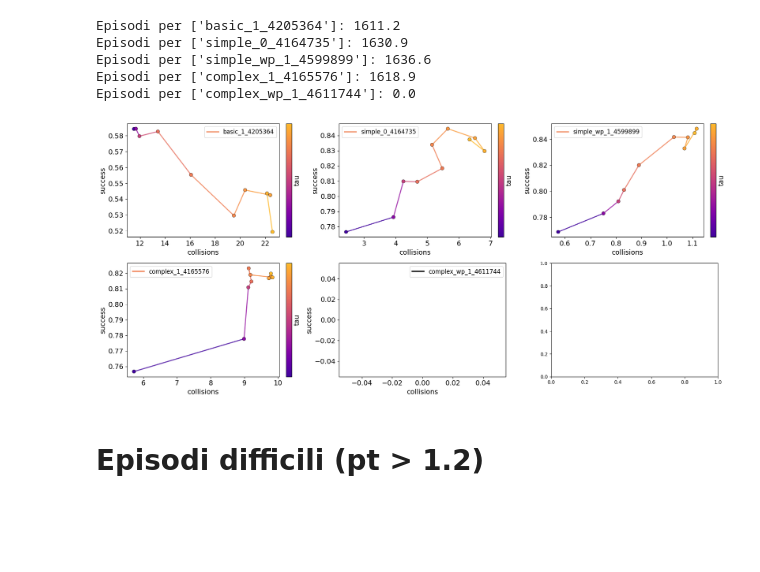
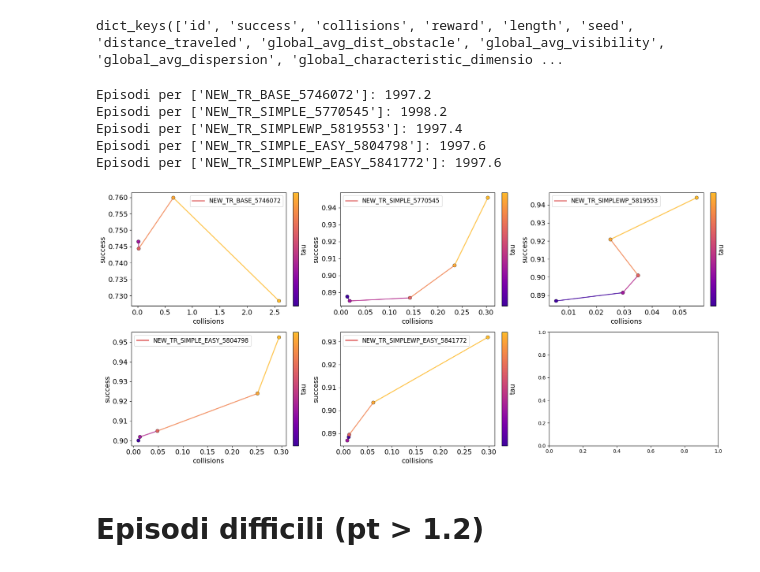
Before and after one commit to GiacomoAru/UASRL, a Jupyter notebook: data_analysis_2.ipynb, the cells around one changed output. Cells and saved outputs as stored; diff of their text form; code cells hidden in the pictures; blank space fills up the shorter version.

```diff
--- a/data_analysis_2.ipynb
+++ b/data_analysis_2.ipynb
@@ -47,0 +25,8 @@ cols = ['success', 'collisions', 'reward', 'lenght', 'distance_traveled', 'path_
+# %%
+ALL_CSV = ['CBF_ONLY',
+                 'UECBF_TH025',
+                 'UECBF_TH050',
+                 'UECBF_TH075',
+                 'UECBF_TH090',
+                 'NO_FILTER_SIMPLE']
+ALL_CSV = [f'./remote_results/{x}.csv' for x in ALL_CSV]
@@ -47,0 +42,2 @@ cols = ['success', 'collisions', 'reward', 'lenght', 'distance_traveled', 'path_
+# %%
+p_names = list(pd.read_csv(ALL_CSV[-1])['policy_name'])
@@ -77,12 +112,16 @@ Media statistiche sui threshold per simple_0_4164735
+# %%
+cos['data'][0].keys()
+# %% [output]
+dict_keys(['id', 'success', 'collisions', 'reward', 'length', 'seed', 'distance_traveled', 'global_avg_dist_obstacle', 'global_avg_visibility', 'global_avg_dispersion', 'global_characteristic_dimensio ...
 # %%
-multy_plot_filtered(csvs, 'collisions', 'success', 3, lambda x: True, 0.1)
+multy_plot_filtered(NO_FILTER_CSV, 'collisions', 'success', p_names, 3, lambda x: x['collisions'] < 50 , 0.0)
 # %% [output]
-Episodi per ['basic_1_4205364']: 1611.2
-Episodi per ['simple_0_4164735']: 1630.9
-Episodi per ['simple_wp_1_4599899']: 1636.6
-Episodi per ['complex_1_4165576']: 1618.9
-Episodi per ['complex_wp_1_4611744']: 0.0
+Episodi per ['NEW_TR_BASE_5746072']: 1997.2
+Episodi per ['NEW_TR_SIMPLE_5770545']: 1998.2
+Episodi per ['NEW_TR_SIMPLEWP_5819553']: 1997.4
+Episodi per ['NEW_TR_SIMPLE_EASY_5804798']: 1997.6
+Episodi per ['NEW_TR_SIMPLEWP_EASY_5841772']: 1997.6
-[figure, old version]
+[figure, new version]
 # %% [markdown]
 # Episodi difficili (pt > 1.2)
 # %%
```
Also changed, not shown: parts of 11 cells of this notebook, 24 other files.
